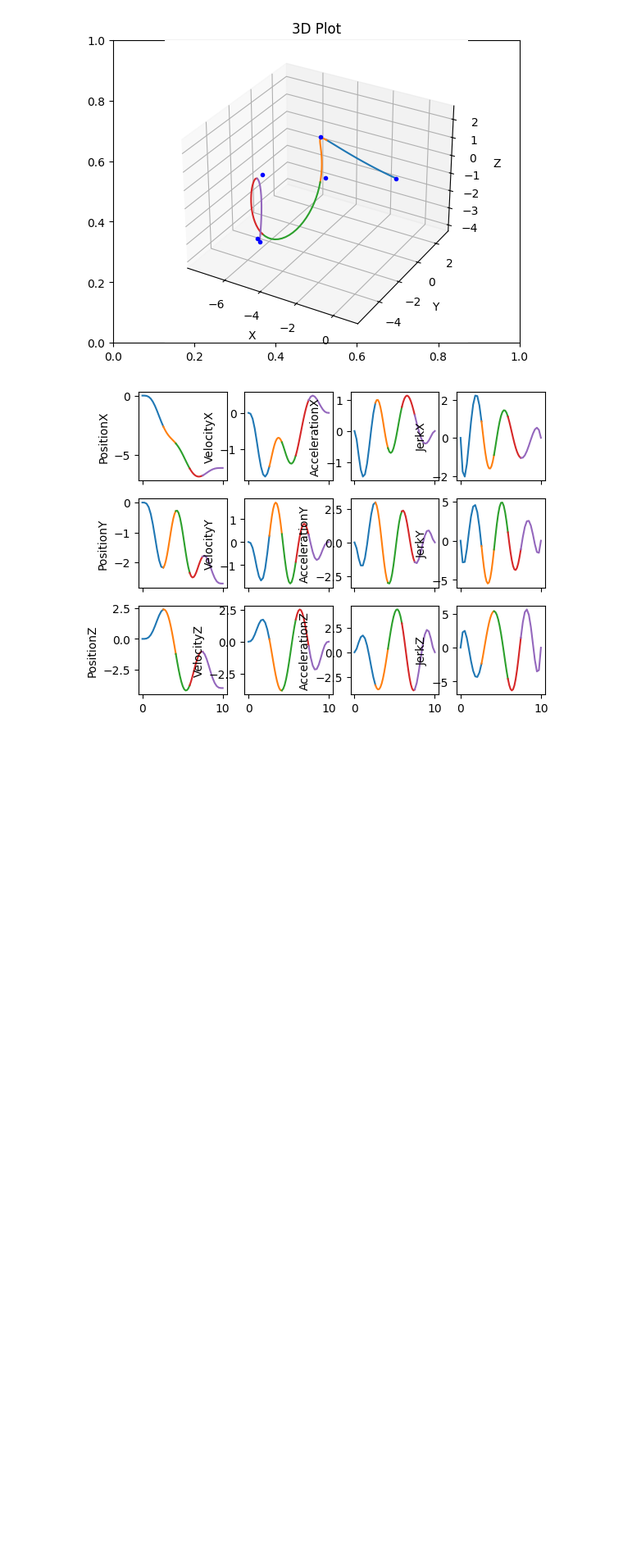
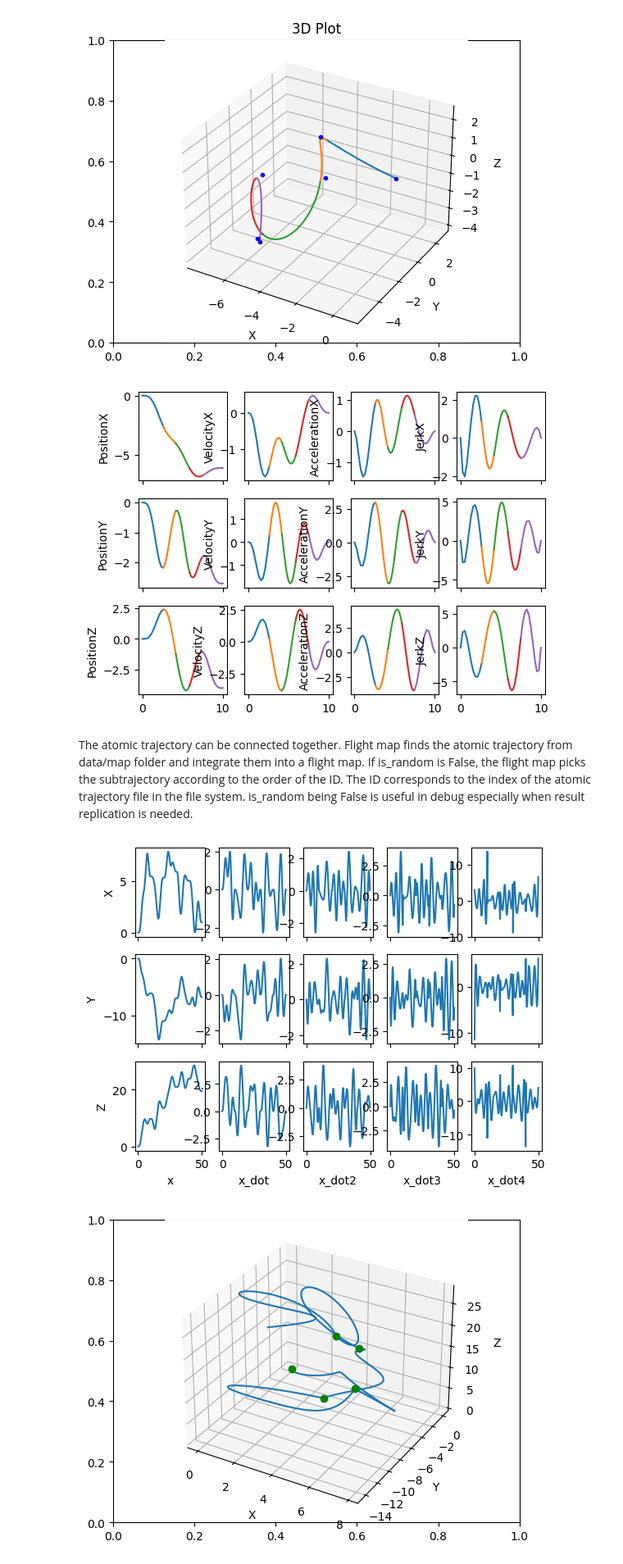
Before and after one commit to zzzzzzhym/DroneSimulator, a Jupyter notebook: trajectory_generation/trajectory_generation_user_guide.ipynb, the cells around one changed output. Shown at 82% size. Drawn from its saved outputs; the diff is of its cells as text; code cells hidden in the pictures; blank space fills up the shorter version.

Commit message:
trajectory generation user guide

```diff
--- a/trajectory_generation/trajectory_generation_user_guide.ipynb
+++ b/trajectory_generation/trajectory_generation_user_guide.ipynb
@@ -21,3 +21,13 @@ plt.show()
 # %% [output]
 [figure]
 [figure]
+# %% [markdown]
+The atomic trajectory can be connected together. Flight map finds the atomic trajectory from data/map folder and integrate them into a flight map. If is_random is False, the flight map picks the subtrajectory according to the order of the ID. The ID corresponds to the index of the atomic trajectory file in the file system. is_random being False is useful in debug especially when result replication is needed.
+# %%
+import flight_map
+num_of_segments = 300
+trajectory: flight_map.FlightMap = flight_map.construct_map_with_subtrajs(is_random=False, subtraj_id=[0,1,2,3,4])
+trajectory.plot_stitched_traj()
+# %% [output]
+[figure, added]
+[figure, added]
```
Also changed, not shown: parts of 2 cells of this notebook.
